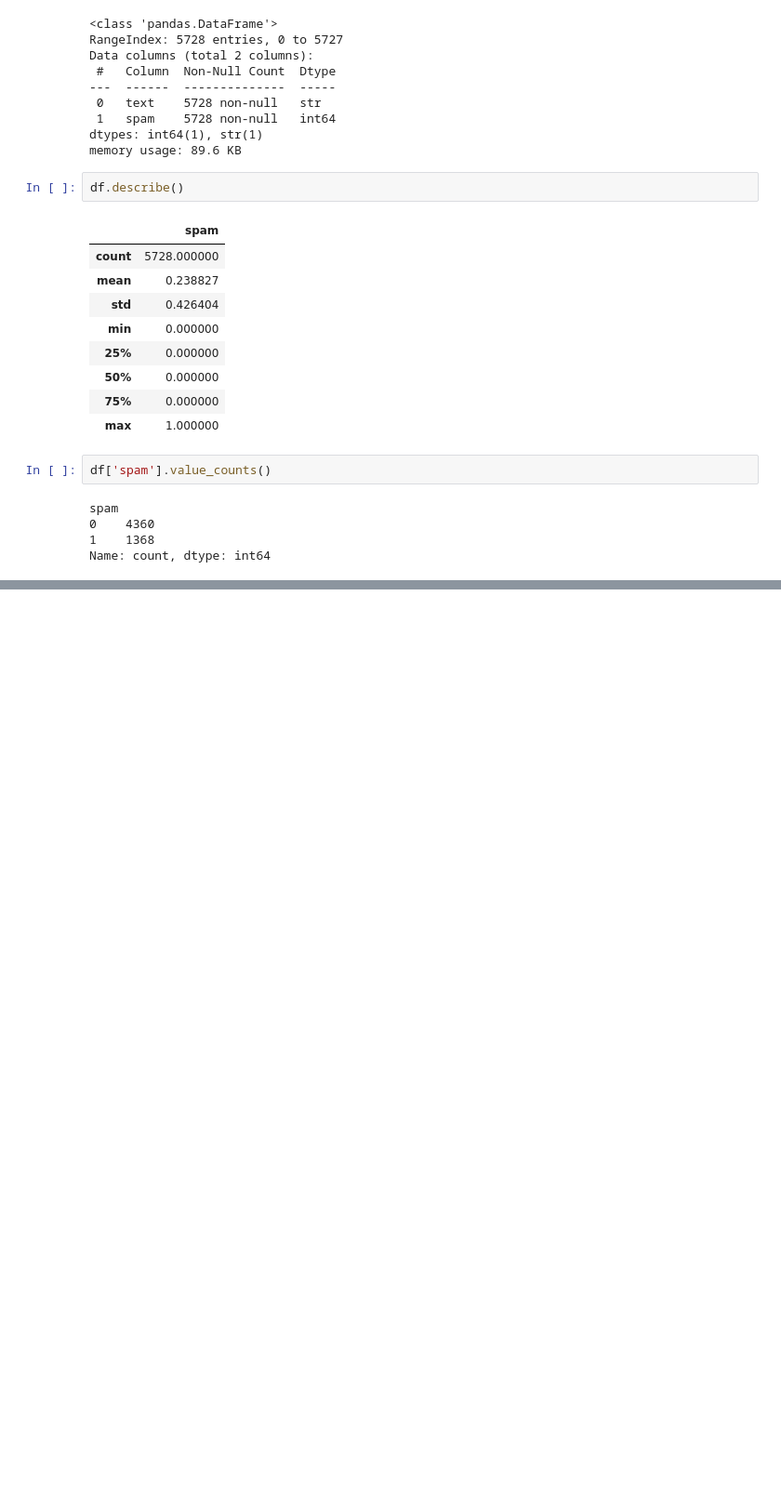
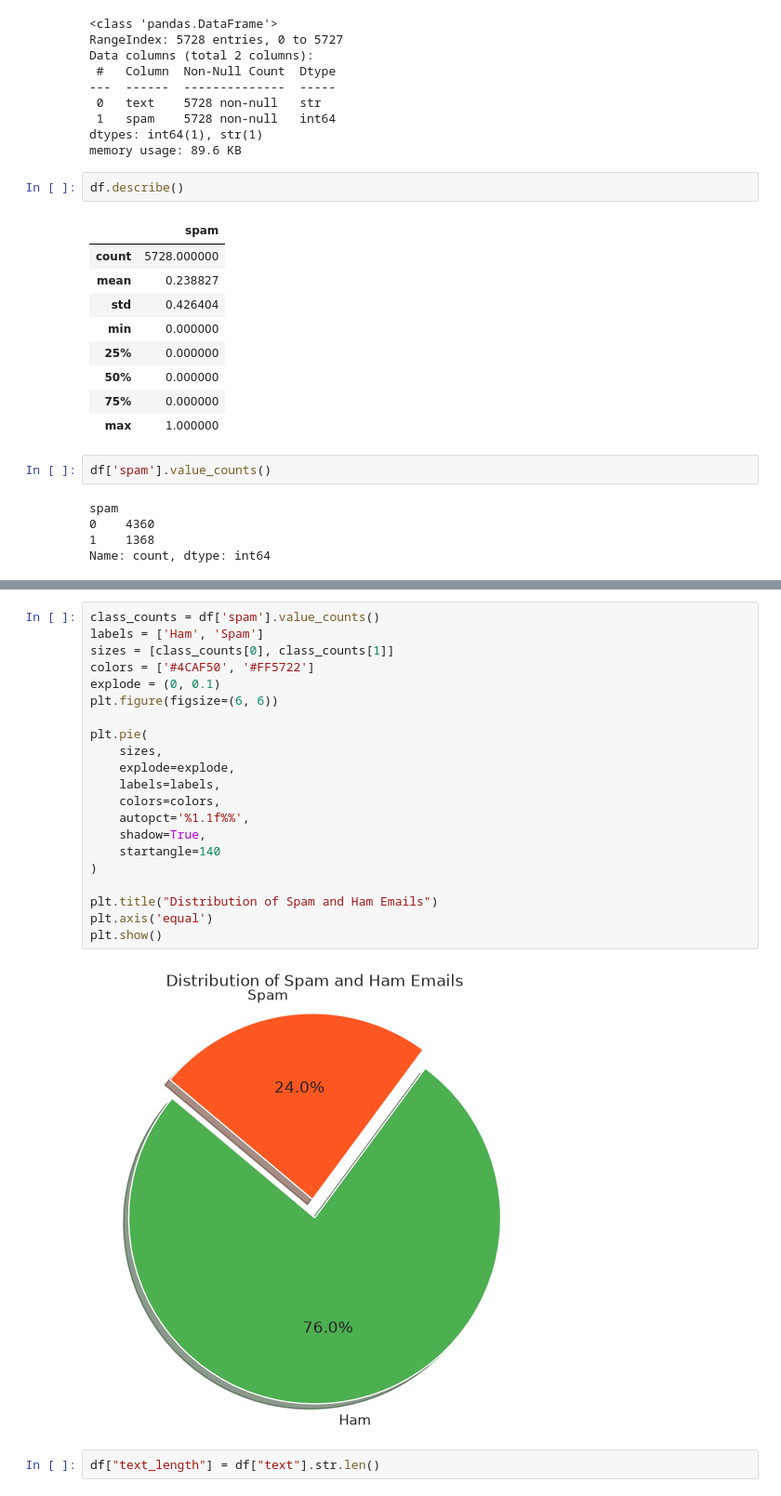
Before and after one commit to ahm18ed/email-spam-detector, a Jupyter notebook: notebooks/exploration.ipynb, the cells around one changed output, grey strips where cells are left out. Shown at 93% size. Drawn from its saved outputs; the diff is of its cells as text; blank space fills up the shorter version.

```diff
--- a/notebooks/exploration.ipynb
+++ b/notebooks/exploration.ipynb
@@ -62,0 +284,25 @@ Name: count, dtype: int64
+# %%
+class_counts = df['spam'].value_counts()
+labels = ['Ham', 'Spam']
+sizes = [class_counts[0], class_counts[1]]
+colors = ['#4CAF50', '#FF5722']
+explode = (0, 0.1)
+plt.figure(figsize=(6, 6))
+
+plt.pie(
+    sizes,
+    explode=explode,
+    labels=labels,
+    colors=colors,
+    autopct='%1.1f%%',
+    shadow=True,
+    startangle=140
+)
+
+plt.title("Distribution of Spam and Ham Emails")
+plt.axis('equal')
+plt.show()
+# %% [output]
+[figure, added]
+# %%
+df["text_length"] = df["text"].str.len()
```
Also changed, not shown: parts of 34 cells of this notebook, 2 other files.
